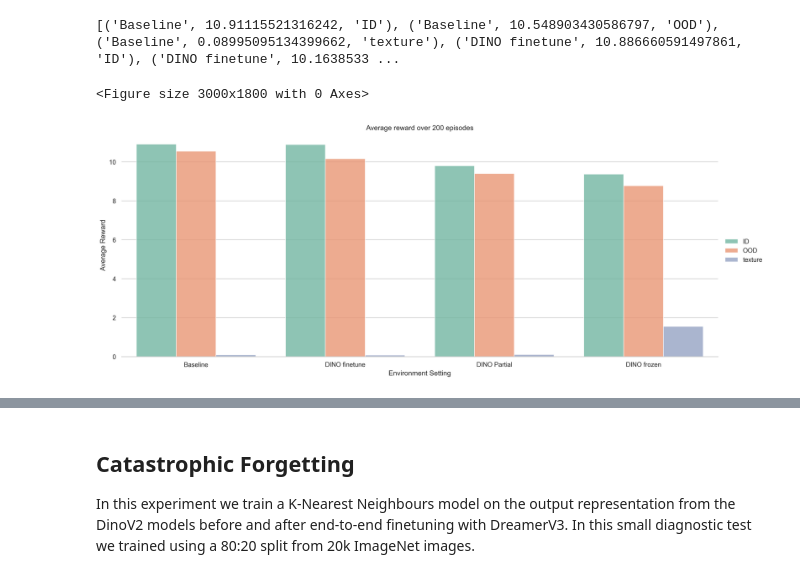
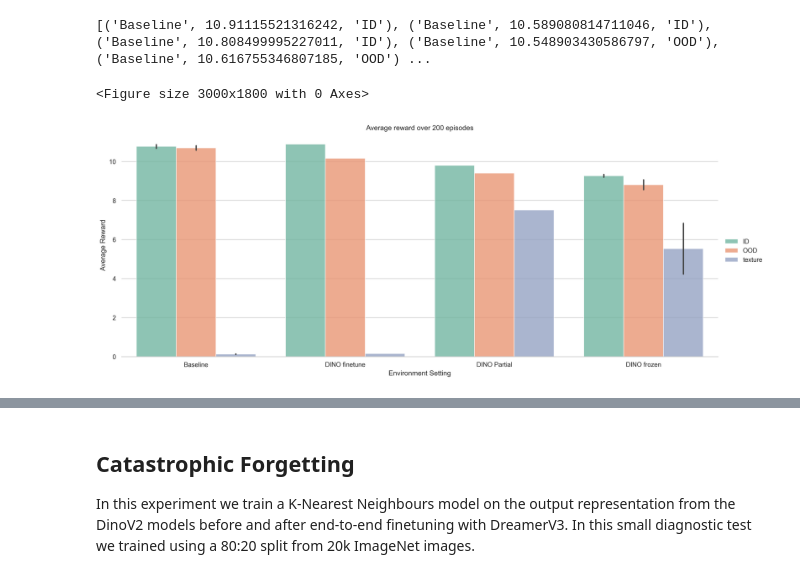
Before and after one commit to JottScones/PVMs-with-DreamerV3, a Jupyter notebook: plot_eval_results.ipynb, the cells around one changed output, grey strips where cells are left out. Drawn from its saved outputs; the diff is of its cells as text; code cells hidden in the pictures.

Commit message:
structured logdir

```diff
--- a/plot_eval_results.ipynb
+++ b/plot_eval_results.ipynb
@@ -28,14 +28,14 @@ def plot_maniskill(files_labels=[], output=None):
     labels = []
     hue = []
     for path, label in files_labels:
-        bars.append(_read_float_file(Path(path)).mean())
+        bars.append(_read_float_file(Path(path), cutoff=200).mean())
         *name, dist = label.split(" ")
         labels.append(" ".join(name))
         hue.append(dist)
 
     g = sns.catplot(
         kind="bar", x=labels, y=bars, hue=hue,
-        errorbar="sd", palette="Set2", alpha=.8, height=6, aspect=2.5
+        errorbar="se", palette="Set2", alpha=.8, height=6, aspect=2.5
     )
     g.despine(left=True)
 
@@ -77,27 +77,47 @@ def plot_carla(files_labels=[], output=None):
 # %%
 plot_maniskill(
     files_labels=[
-        ("logdir/PICK_YCB/baseline_pick_ycb_eval_ID/", "Baseline ID"),
-        ("logdir/PICK_YCB/baseline_pick_ycb_eval_OOD/", "Baseline OOD"),
-        ("logdir/baseline_pick_ycb_eval_OD_texture/", "Baseline texture"),
+        # ------- Baseline -------
+        ("logdir/PICK_YCB/BASELINE/baseline_pick_ycb_eval_ID/", "Baseline ID"),
+        ("logdir/PICK_YCB/BASELINE/baseline_pick_ycb_eval_ID_1/", "Baseline ID"),
+        ("logdir/PICK_YCB/BASELINE/baseline_pick_ycb_eval_ID_2/", "Baseline ID"),
 
-        ("logdir/PICK_YCB/DINOFT_pick_ycb_eval_ID/", "DINO finetune ID"),
-        ("logdir/PICK_YCB/DINOFT_pick_ycb_eval_OOD/", "DINO finetune OOD"),
-        ("logdir/DINOFT_pick_ycb_eval_OD_texture/", "DINO finetune texture"),
+        ("logdir/PICK_YCB/BASELINE/baseline_pick_ycb_eval_OOD/", "Baseline OOD"),
+        ("logdir/PICK_YCB/BASELINE/baseline_pick_ycb_eval_OOD_1/", "Baseline OOD"),
+        ("logdir/PICK_YCB/BASELINE/baseline_pick_ycb_eval_OOD_2/", "Baseline OOD"),
 
-        ("logdir/PICK_YCB/DINOPartial_pick_ycb_eval_ID/", "DINO Partial ID"),
-        ("logdir/PICK_YCB/DINOPartial_pick_ycb_eval_OOD/", "DINO Partial OOD"),
-        ("logdir/DINOPartial_pick_ycb_eval_OD_texture/", "DINO Partial texture"),
+        ("logdir/PICK_YCB/BASELINE/baseline_pick_ycb_eval_dark_wood/", "Baseline texture"),
+        ("logdir/PICK_YCB/BASELINE/baseline_pick_ycb_eval_dark_wood_1/", "Baseline texture"),
+        ("logdir/PICK_YCB/BASELINE/baseline_pick_ycb_eval_dark_wood_2/", "Baseline texture"),
 
-        ("logdir/PICK_YCB/DINOFreeze_pick_ycb_eval_ID/", "DINO frozen ID"),
-        ("logdir/PICK_YCB/DINOFreeze_pick_ycb_eval_OOD/", "DINO frozen OOD"),
-        ("logdir/DINOFreeze_pick_ycb_eval_OD_texture/", "DINO frozen texture"),
+        # ------- DINO FT -------
+        ("logdir/PICK_YCB/DINO/DINOFT_pick_ycb_eval_ID/", "DINO finetune ID"),
+        ("logdir/PICK_YCB/DINO/DINOFT_pick_ycb_eval_OOD/", "DINO finetune OOD"),
+        ("logdir/PICK_YCB/DINO/DINOFT_pick_ycb_eval_dark_wood/", "DINO finetune texture"),
+
+        # ------- DINO Partial -------
+        ("logdir/PICK_YCB/DINO/DINOPartial_pick_ycb_eval_ID/", "DINO Partial ID"),
+        ("logdir/PICK_YCB/DINO/DINOPartial_pick_ycb_eval_OOD/", "DINO Partial OOD"),
+        ("logdir/PICK_YCB/DINO/DINOPartial_pick_ycb_eval_dark_wood/", "DINO Partial texture"),
+
+        # ------- DINO Frozen -------
+        ("logdir/PICK_YCB/DINO/DINOFreeze_pick_ycb_eval_ID/", "DINO frozen ID"),
+        ("logdir/PICK_YCB/DINO/DINOFreeze_pick_ycb_eval_ID_1/", "DINO frozen ID"),
+        ("logdir/PICK_YCB/DINO/DINOFreeze_pick_ycb_eval_ID_2/", "DINO frozen ID"),
+
+        ("logdir/PICK_YCB/DINO/DINOFreeze_pick_ycb_eval_OOD/", "DINO frozen OOD"),
+        ("logdir/PICK_YCB/DINO/DINOFreeze_pick_ycb_eval_OOD_1/", "DINO frozen OOD"),
+        ("logdir/PICK_YCB/DINO/DINOFreeze_pick_ycb_eval_OOD_2/", "DINO frozen OOD"),
+
+        ("logdir/PICK_YCB/DINO/DINOFreeze_pick_ycb_eval_dark_wood/", "DINO frozen texture"),
+        ("logdir/PICK_YCB/DINO/DINOFreeze_pick_ycb_eval_dark_wood_1/", "DINO frozen texture"),
+        ("logdir/PICK_YCB/DINO/DINOFreeze_pick_ycb_eval_dark_wood_2/", "DINO frozen texture"),
     ]
 )
 # %% [output]
-[('Baseline', 10.91115521316242, 'ID'), ('Baseline', 10.548903430586797, 'OOD'), ('Baseline', 0.08995095134399662, 'texture'), ('DINO finetune', 10.886660591497861, 'ID'), ('DINO finetune', 10.1638533 ...
+[('Baseline', 10.91115521316242, 'ID'), ('Baseline', 10.589080814711046, 'ID'), ('Baseline', 10.808499995227011, 'ID'), ('Baseline', 10.548903430586797, 'OOD'), ('Baseline', 10.616755346807185, 'OOD') ...
 <Figure size 3000x1800 with 0 Axes>
-[figure, old version]
+[figure, new version]
 # %%
 plot_carla(
     files_labels=[
```
Also changed, not shown: parts of 1 cell of this notebook, 1 other file.
